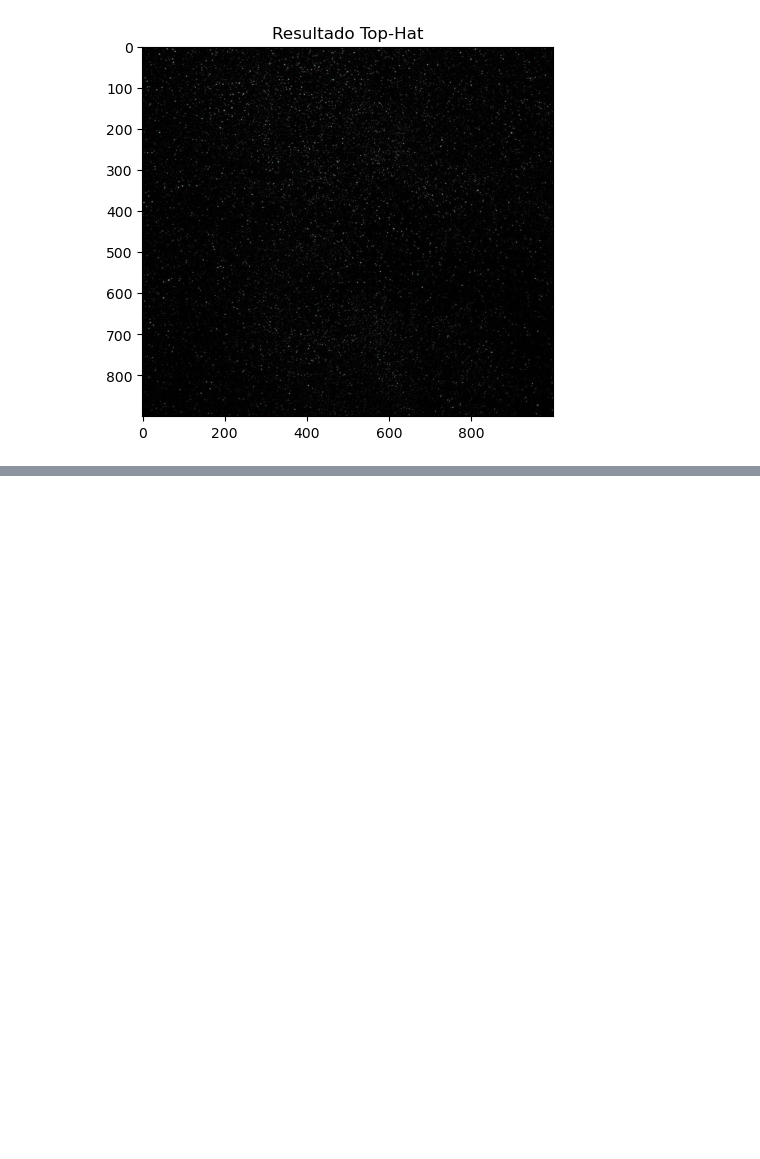
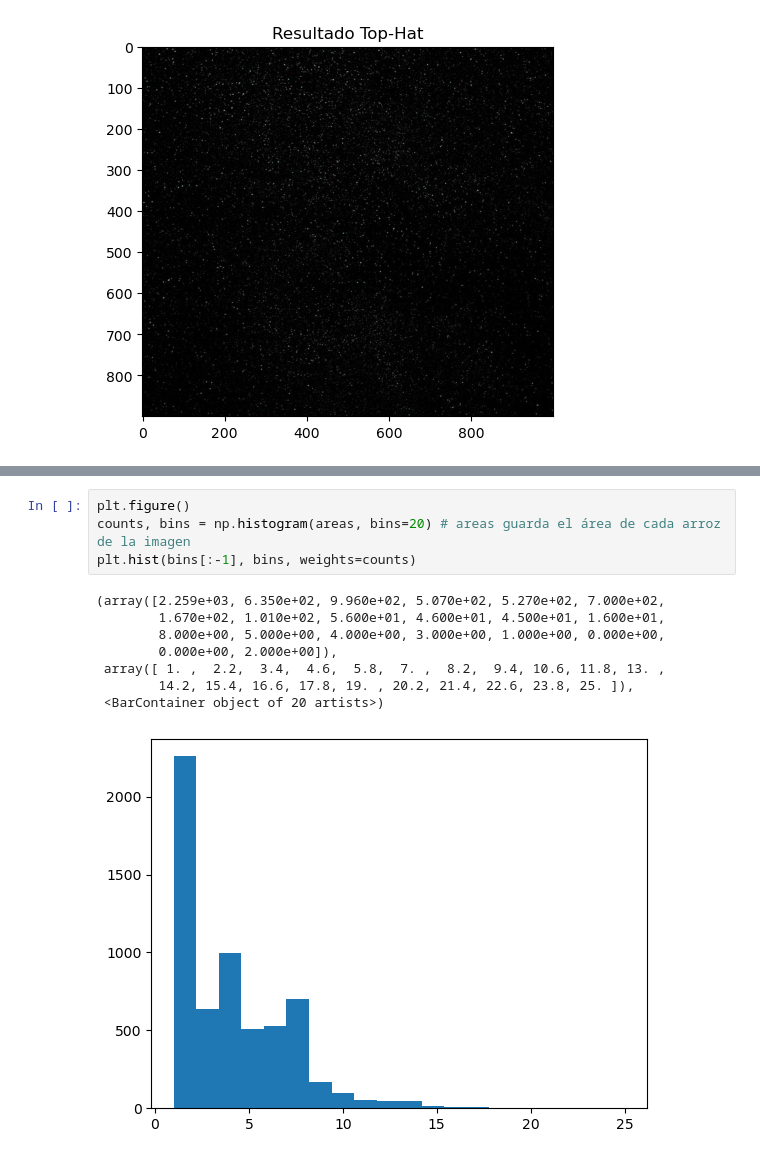
Before and after one commit to morozco0/TICS315, a Jupyter notebook: VA/Tarea 4.ipynb, the cells around one changed output, grey strips where cells are left out. Cells and saved outputs as stored; diff of their text form; blank space fills up the shorter version.

```diff
--- a/VA/Tarea 4.ipynb
+++ b/VA/Tarea 4.ipynb
@@ -182,0 +210,13 @@ plt.show()
+# %%
+plt.figure()
+counts, bins = np.histogram(areas, bins=20) # areas guarda el área de cada arroz de la imagen
+plt.hist(bins[:-1], bins, weights=counts)
+# %% [output]
+(array([2.259e+03, 6.350e+02, 9.960e+02, 5.070e+02, 5.270e+02, 7.000e+02,
+        1.670e+02, 1.010e+02, 5.600e+01, 4.600e+01, 4.500e+01, 1.600e+01,
+        8.000e+00, 5.000e+00, 4.000e+00, 3.000e+00, 1.000e+00, 0.000e+00,
+        0.000e+00, 2.000e+00]),
+ array([ 1. ,  2.2,  3.4,  4.6,  5.8,  7. ,  8.2,  9.4, 10.6, 11.8, 13. ,
+        14.2, 15.4, 16.6, 17.8, 19. , 20.2, 21.4, 22.6, 23.8, 25. ]),
+ <BarContainer object of 20 artists>)
+[figure, added]
```
Also changed, not shown: parts of 2 cells of this notebook, 1 other file.
